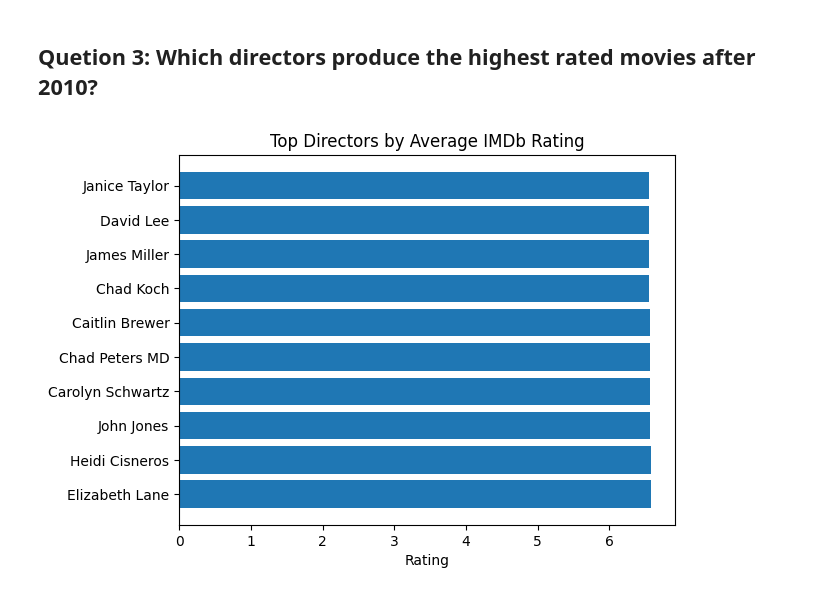
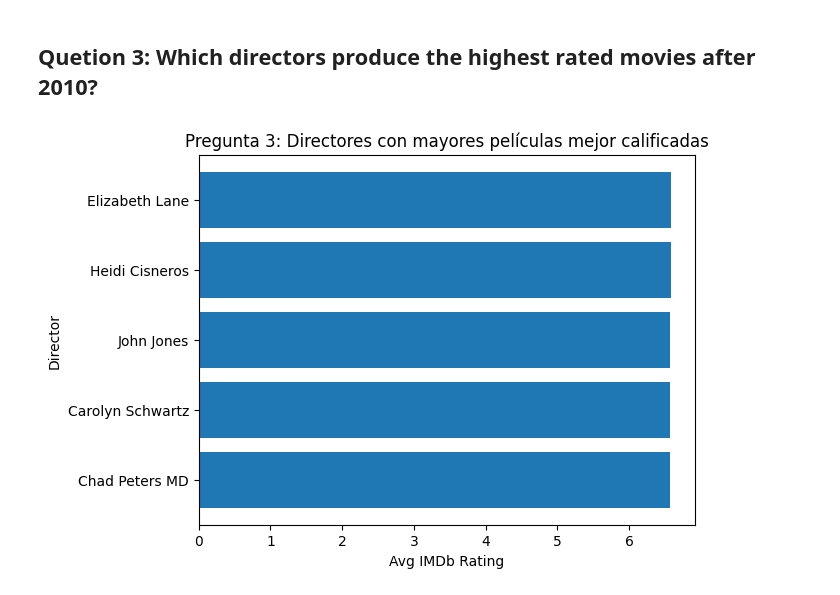
Before and after one commit to pcamarillor/big_data_spring_2026, a Jupyter notebook: spark/notebooks/examples/lecture_12_eda.ipynb, the cells around one changed output. Saved outputs shown, nothing was run; the diff lists cells and outputs as text; code cells hidden in the pictures.

```diff
--- a/spark/notebooks/examples/lecture_12_eda.ipynb
+++ b/spark/notebooks/examples/lecture_12_eda.ipynb
@@ -326,24 +321,24 @@ plt.show()
 # %% [markdown]
 ## Quetion 3: Which directors produce the highest rated movies after 2010?
 # %%
-top_directors = (
-    movies_df
-      .filter(F.col("ReleaseYear") > 2010)
-      .groupBy("Director")
-      .agg(F.avg("IMDbRating").alias("AvgRating"),
-           F.count("*").alias("Movies"))
-      .filter("Movies >= 3")
-      .orderBy(F.desc("AvgRating"))
-      .limit(10)
-)
+sdf = (movies_df.where(F.col("ReleaseYear") > 2010)
+       .groupBy("Director")
+       .agg(F.avg("IMDbRating").alias("avg_imdb"),
+            F.count("*").alias("freq"))
+       .where(F.col("freq") >= 5)
+       .orderBy(F.col("avg_imdb"), ascending=False)
+       .limit(5))
 
-pdf = top_directors.toPandas()
+pdf = sdf.toPandas()
+
 plt.figure()
-plt.barh(pdf["Director"], pdf["AvgRating"])
-plt.title("Top Directors by Average IMDb Rating")
-plt.xlabel("Rating")
+plt.barh(pdf["Director"], pdf["avg_imdb"])
+plt.title("Pregunta 3: Directores con mayores películas mejor calificadas")
+plt.xlabel("Avg IMDb Rating")
+plt.ylabel("Director")
+plt.gca().invert_yaxis()
 plt.show()
 # %% [output]
-[figure, old version]
+[figure, new version]
 # %%
 su.spark.stop()
```
Also changed, not shown: parts of 6 cells of this notebook.
